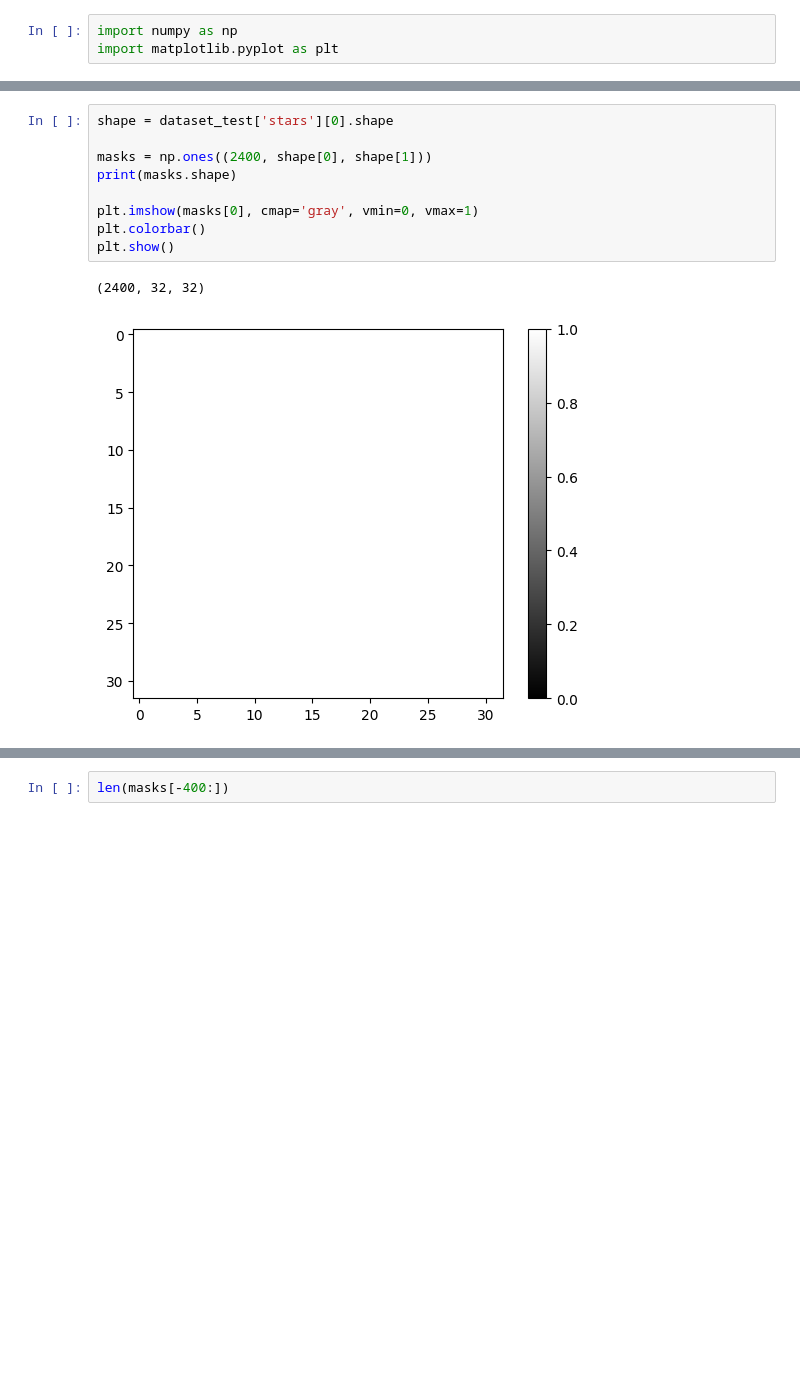
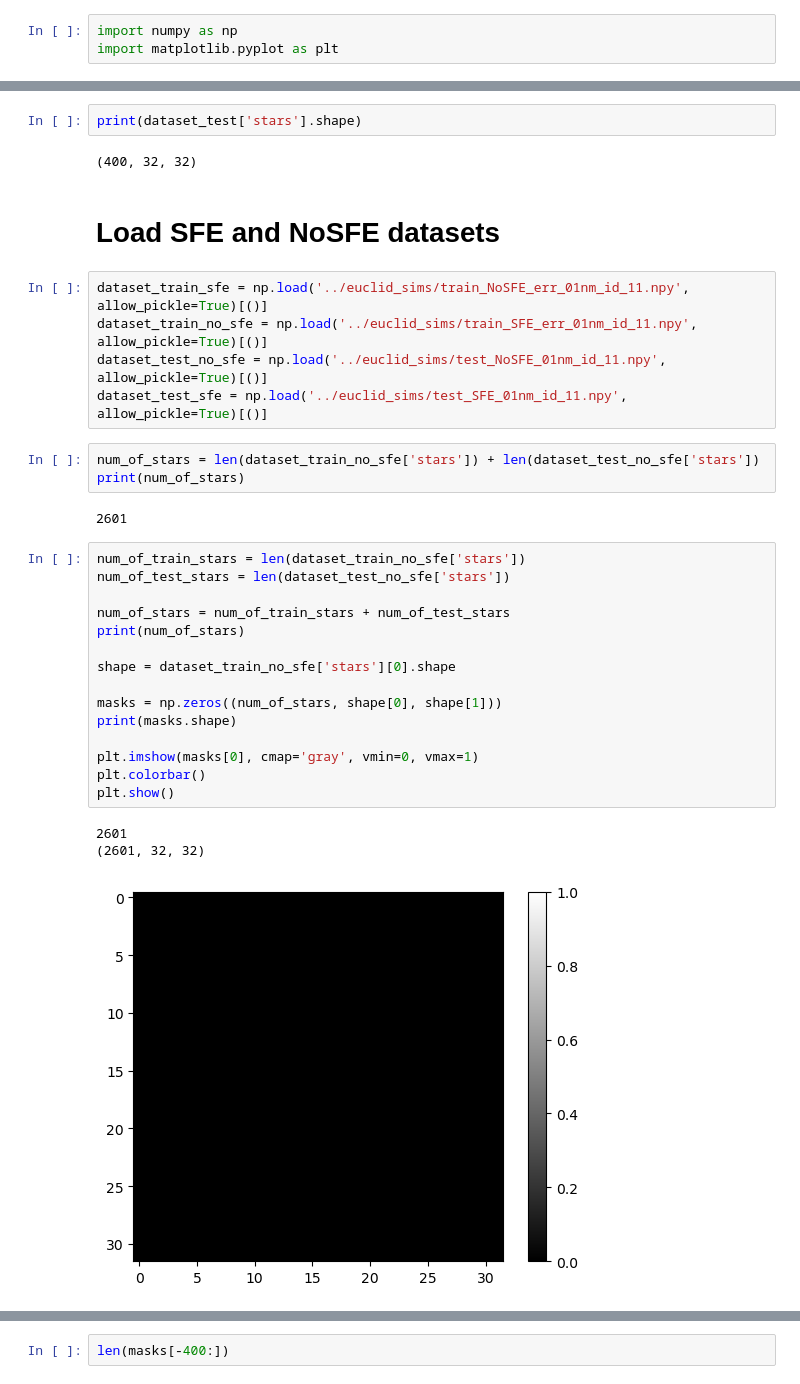
Before and after one commit to CosmoStat/wf-psf, a Jupyter notebook: data/masked_dataset/gen_white_masks_dataset.ipynb, the cells around one changed output, grey strips where cells are left out. Cells and saved outputs as stored; diff of their text form; blank space fills up the shorter version.

Commit message:
Add updated notebooks for generating masks

```diff
--- a/data/masked_dataset/gen_white_masks_dataset.ipynb
+++ b/data/masked_dataset/gen_white_masks_dataset.ipynb
@@ -8,12 +10,35 @@ dataset_train_200 = np.load('../data/train_Euclid_res_200_TrainStars_id_001.npy'
+# %%
+print(dataset_test['stars'].shape)
+# %% [output]
+(400, 32, 32)
+# %% [markdown]
+# Load SFE and NoSFE datasets
+# %%
+dataset_train_sfe = np.load('../euclid_sims/train_NoSFE_err_01nm_id_11.npy', allow_pickle=True)[()]
+dataset_train_no_sfe = np.load('../euclid_sims/train_SFE_err_01nm_id_11.npy', allow_pickle=True)[()]
+dataset_test_no_sfe = np.load('../euclid_sims/test_NoSFE_01nm_id_11.npy', allow_pickle=True)[()]
+dataset_test_sfe = np.load('../euclid_sims/test_SFE_01nm_id_11.npy', allow_pickle=True)[()]
+# %%
+num_of_stars = len(dataset_train_no_sfe['stars']) + len(dataset_test_no_sfe['stars'])
+print(num_of_stars)
+# %% [output]
+2601
 # %%
-shape = dataset_test['stars'][0].shape
+num_of_train_stars = len(dataset_train_no_sfe['stars'])
+num_of_test_stars = len(dataset_test_no_sfe['stars'])
 
-masks = np.ones((2400, shape[0], shape[1]))
+num_of_stars = num_of_train_stars + num_of_test_stars
+print(num_of_stars)
+
+shape = dataset_train_no_sfe['stars'][0].shape
+
+masks = np.zeros((num_of_stars, shape[0], shape[1]))
 print(masks.shape)
 
 plt.imshow(masks[0], cmap='gray', vmin=0, vmax=1)
 plt.colorbar()
 plt.show()
 # %% [output]
-(2400, 32, 32)
+2601
+(2601, 32, 32)
-[figure, old version]
+[figure, new version]
```
Also changed, not shown: parts of 30 cells of this notebook, 1 other file.
